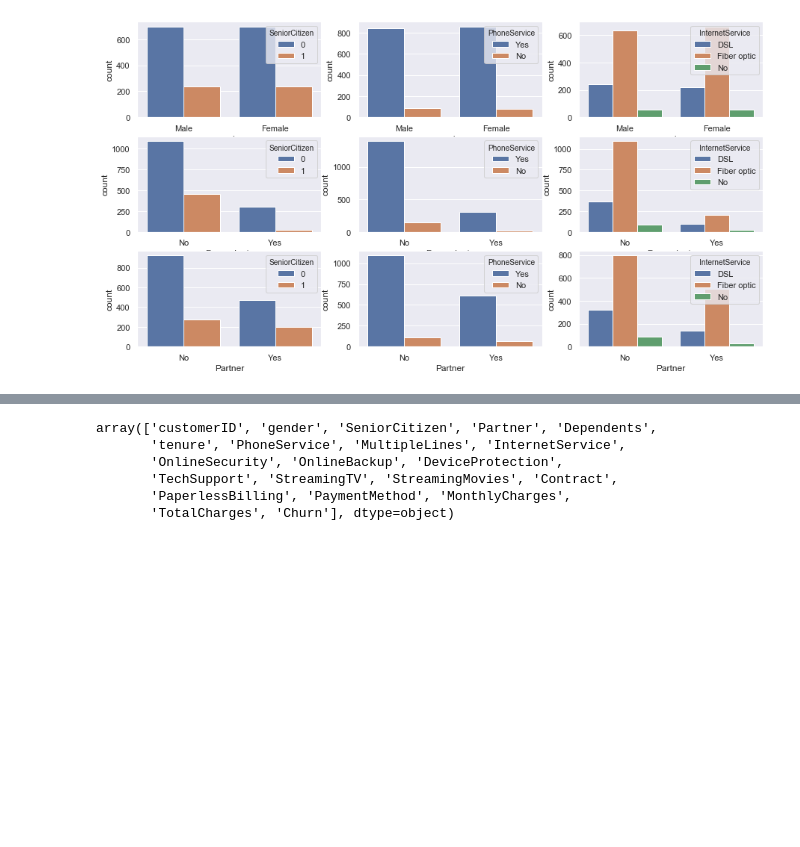
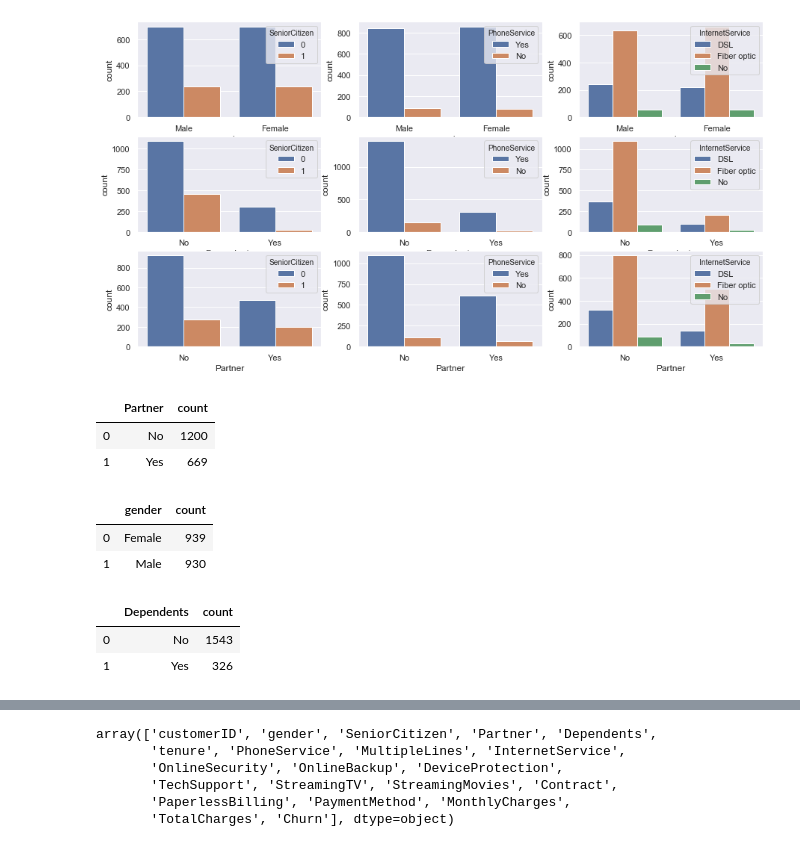
Before and after one commit to Scheitzer/Scheitzer-project-of-churn, a Jupyter notebook: BI project Scheitzer.ipynb, the cells around one changed output, grey strips where cells are left out. Saved outputs shown, nothing was run; the diff lists cells and outputs as text; code cells hidden in the pictures; blank space fills up the shorter version.

```diff
--- a/BI project Scheitzer.ipynb
+++ b/BI project Scheitzer.ipynb
@@ -335,3 +335,24 @@ ax8 = sns.countplot(x='Dependents', hue='InternetService', data=df_churned, ax=a
 ax9 = sns.countplot(x='Partner', hue='InternetService', data=df_churned, ax=axes[2,2])
 # %% [output]
 [figure]
+# %%
+## comparison of churned by Partner
+df_churned[['Partner']].groupby(['Partner']).size().to_frame().rename(columns={0:'count'}).reset_index()
+# %% [output]
+|  | Partner | count |
+| 0 | No | 1200 |
+| 1 | Yes | 669 |
+# %%
+## comparison of churned by gender
+df_churned[['gender']].groupby(['gender']).size().to_frame().rename(columns={0:'count'}).reset_index()
+# %% [output]
+|  | gender | count |
+| 0 | Female | 939 |
+| 1 | Male | 930 |
+# %%
+## comparison of churned by Dependents
+df_churned[['Dependents']].groupby(['Dependents']).size().to_frame().rename(columns={0:'count'}).reset_index()
+# %% [output]
+|  | Dependents | count |
+| 0 | No | 1543 |
+| 1 | Yes | 326 |
```
Also changed, not shown: parts of 6 cells of this notebook.
